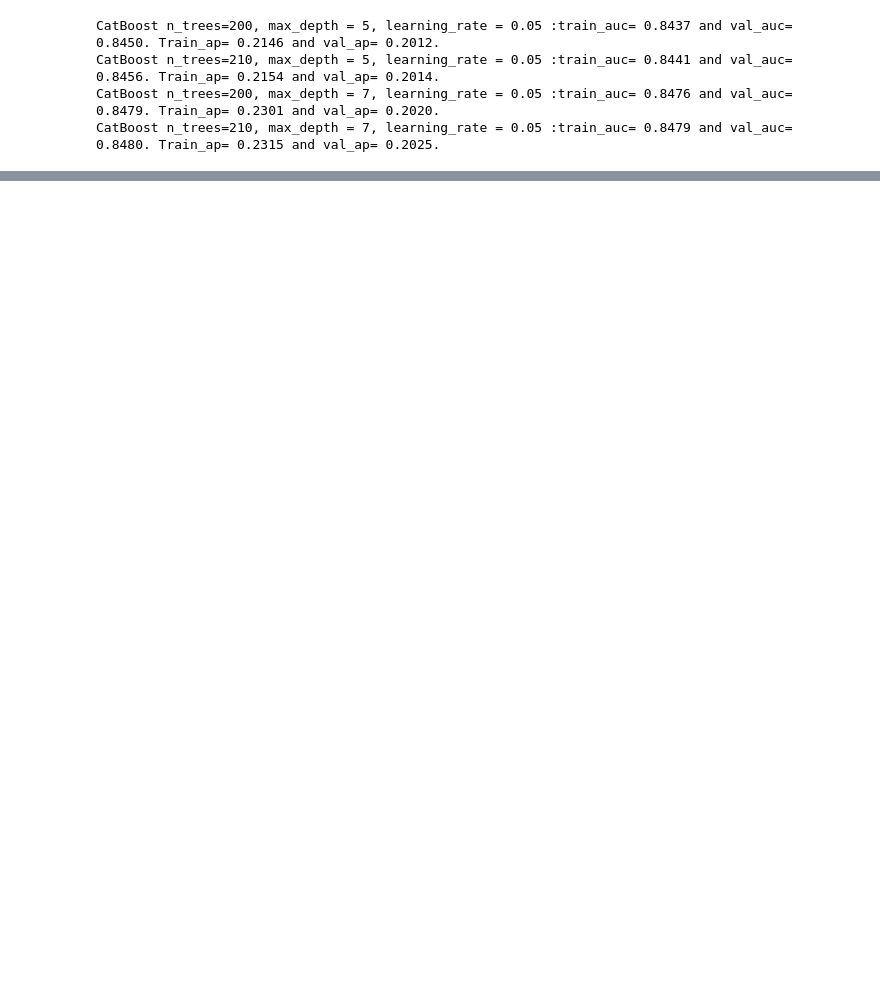
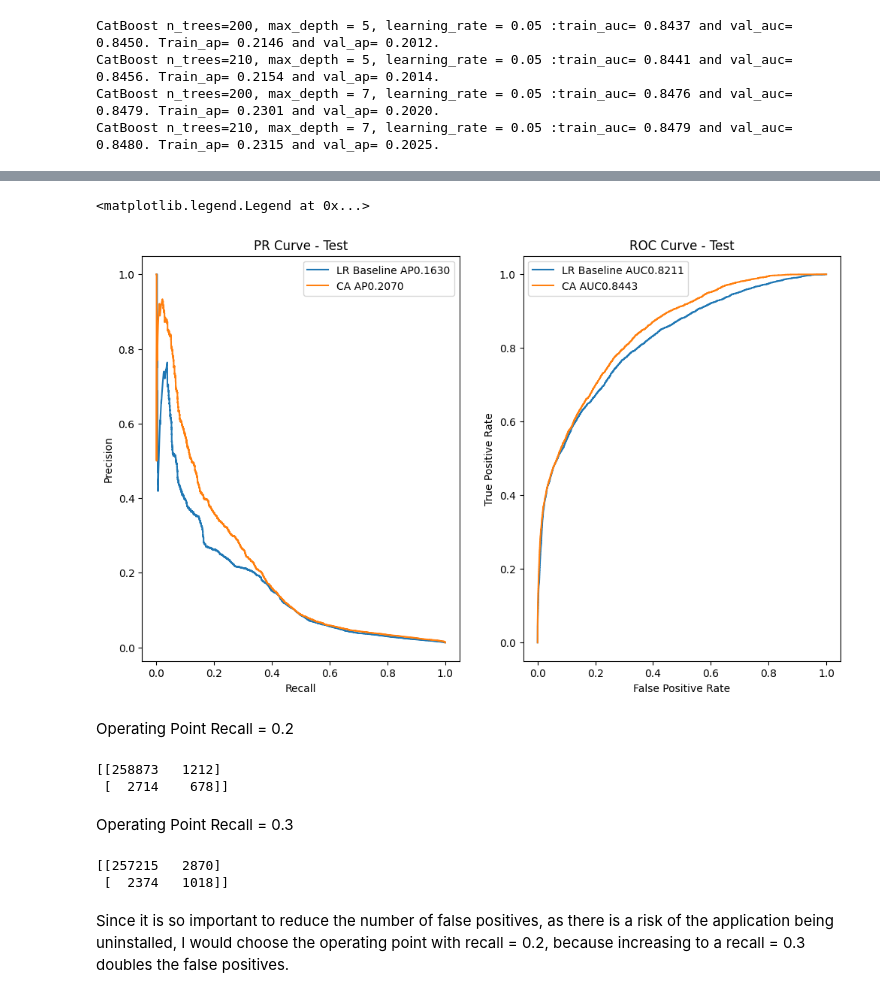
Before and after one commit to raqueel-ff/zrive-ds, a Jupyter notebook: src/module_4/non_linear_modeling.ipynb, the cells around one changed output, grey strips where cells are left out. Saved outputs shown, nothing was run; the diff lists cells and outputs as text; code cells hidden in the pictures; blank space fills up the shorter version.

```diff
--- a/src/module_4/non_linear_modeling.ipynb
+++ b/src/module_4/non_linear_modeling.ipynb
@@ -761,0 +872,47 @@ plt.show()
+# %%
+fig, ax = plt.subplots(1, 2, figsize=(12, 7))
+# Precision-Recall
+ax[0].plot(lr_recall_t, lr_precision_t, label=f"LR Baseline AP{lr_ap_t:.4f}")
+ax[0].plot(ca_recall_t, ca_precision_t, label=f"CA AP{ca_ap_t:.4f}")
+ax[0].set_title("PR Curve - Test")
+ax[0].set_xlabel("Recall")
+ax[0].set_ylabel("Precision")
+ax[0].legend()
+
+ax[1].plot(lr_fpr_t, lr_tpr_t, label=f"LR Baseline AUC{lr_roc_auc_t:.4f}")
+ax[1].plot(ca_fpr_t, ca_tpr_t, label=f"CA AUC{ca_roc_auc_t:.4f}")
+ax[1].set_title("ROC Curve - Test")
+ax[1].set_xlabel("False Positive Rate")
+ax[1].set_ylabel("True Positive Rate")
+ax[1].legend()
+# %% [output]
+<matplotlib.legend.Legend at 0x...>
+[figure, added]
+# %% [markdown]
+Operating Point Recall = 0.2
+# %%
+target_recall = 0.2
+idx = np.argmin(np.abs(ca_recall_t - target_recall))
+selected_threshold = ca_pr_threshold_t[idx]
+selected_precision = ca_precision_t[idx]
+y_pred_binary = (ca_pred_test >= selected_threshold).astype(int)
+conf_matrix = confusion_matrix(y_test, y_pred_binary)
+print(conf_matrix)
+# %% [output]
+[[258873   1212]
+ [  2714    678]]
+# %% [markdown]
+Operating Point Recall = 0.3
+# %%
+target_recall = 0.3
+idx = np.argmin(np.abs(ca_recall_t - target_recall))
+selected_threshold = ca_pr_threshold_t[idx]
+selected_precision = ca_precision_t[idx]
+y_pred_binary = (ca_pred_test >= selected_threshold).astype(int)
+conf_matrix = confusion_matrix(y_test, y_pred_binary)
+print(conf_matrix)
+# %% [output]
+[[257215   2870]
+ [  2374   1018]]
+# %% [markdown]
+Since it is so important to reduce the number of false positives, as there is a risk of the application being uninstalled, I would choose the operating point with recall = 0.2, because increasing to a recall = 0.3 doubles the false positives.
```
Also changed, not shown: parts of 65 cells of this notebook, 3 other files.
